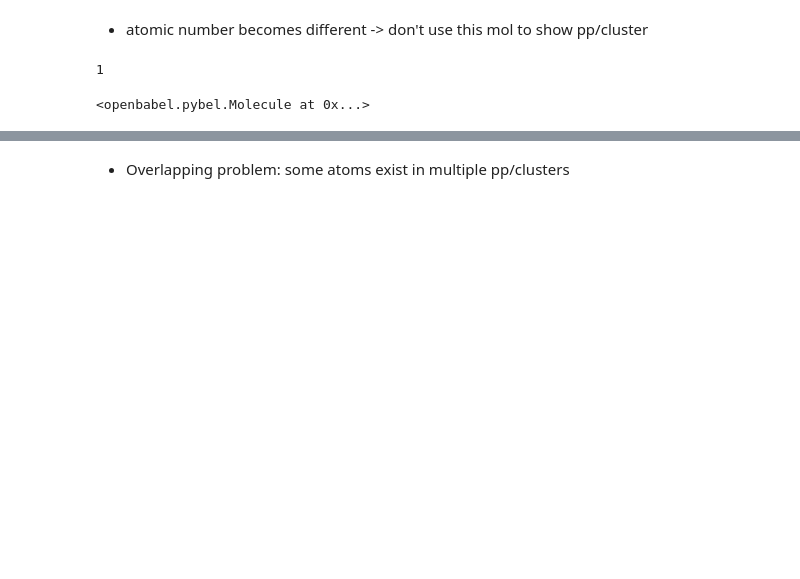
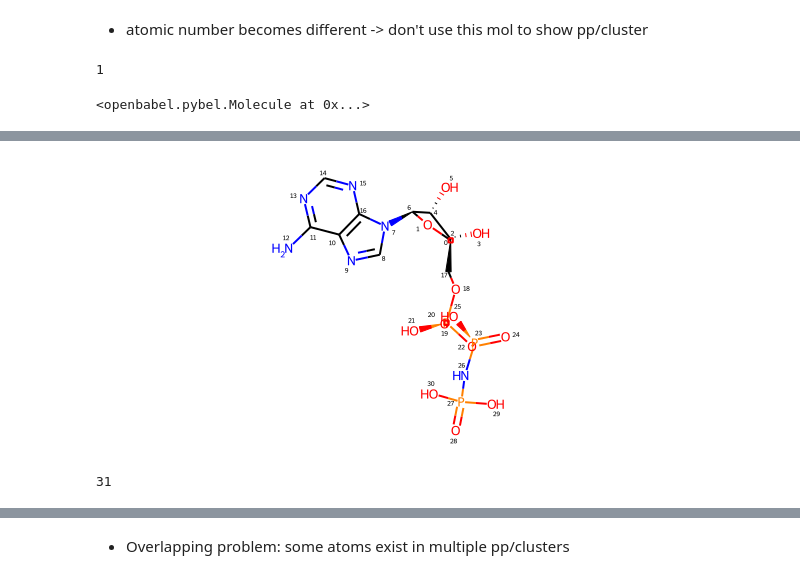
Before and after one commit to conghaowang/PP2Drug, a Jupyter notebook: src/notebooks/extract_pharmacophore.ipynb, the cells around one changed output, grey strips where cells are left out. Drawn from its saved outputs; the diff is of its cells as text; code cells hidden in the pictures; blank space fills up the shorter version.

```diff
--- a/src/notebooks/extract_pharmacophore.ipynb
+++ b/src/notebooks/extract_pharmacophore.ipynb
@@ -59,3 +77,12 @@ len(ligand.graph.node_clusters)
+# %%
+rdmol = ligand.rdmol_noH
+rdmol
+# %% [output]
+[figure, added]
+# %%
+len(rdmol.GetAtoms())
+# %% [output]
+31
 # %%
 n_atom = 0
 n = 0
```
Also changed, not shown: parts of 56 cells of this notebook, 3 other files.
